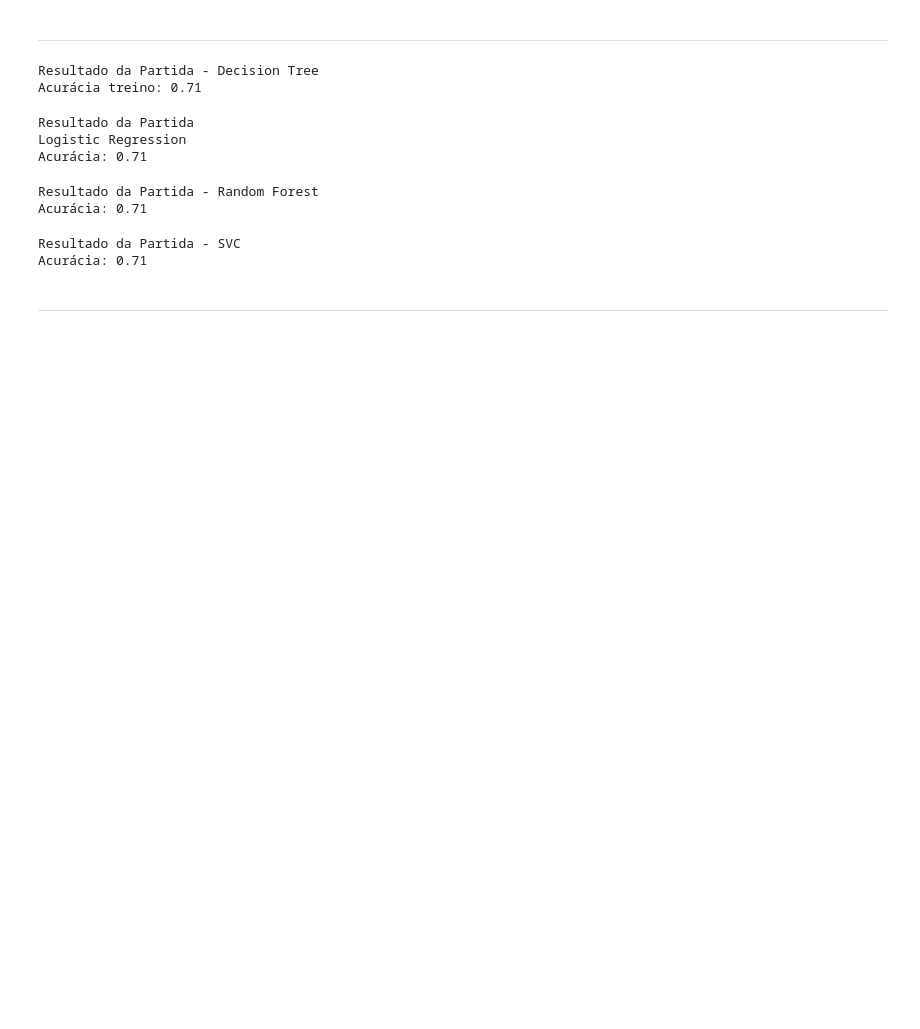
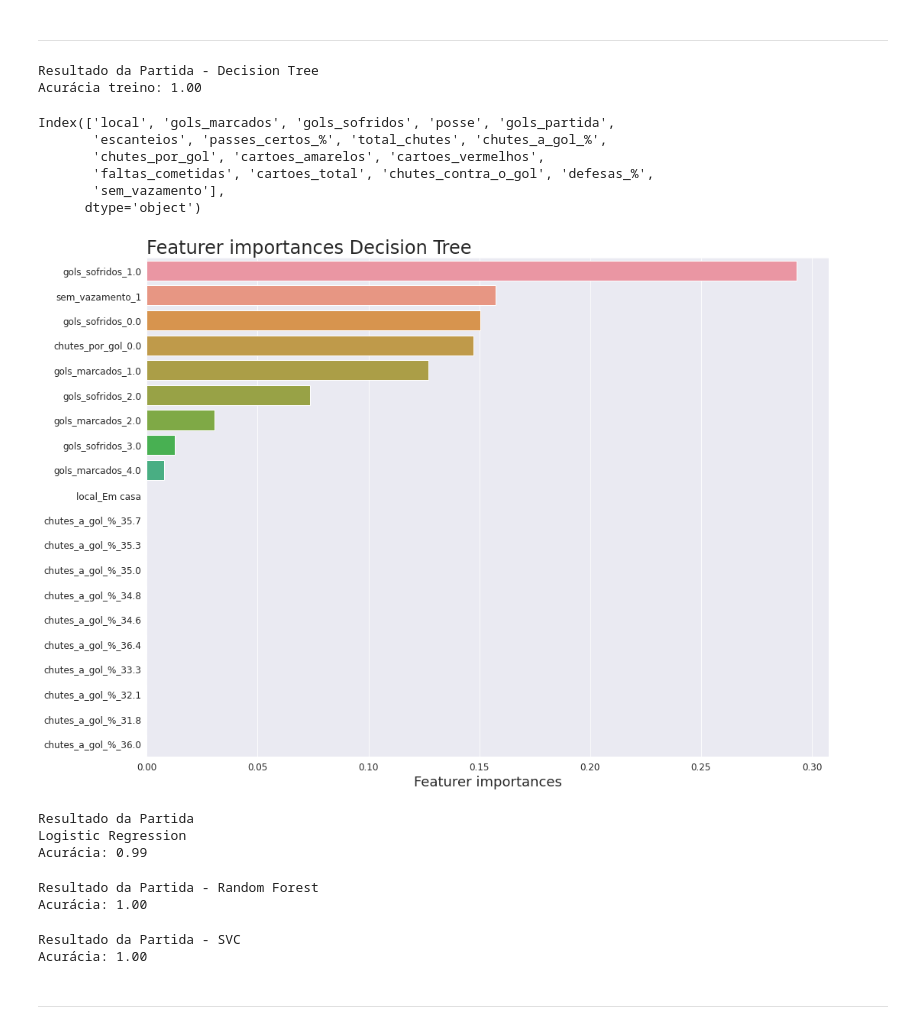
Before and after one commit to MarcosRMG/Estatisticas-de-Futebol, a Jupyter notebook: Estatisticas_do_Futebol.ipynb, the cells around one changed output. Cells and saved outputs as stored; diff of their text form; code cells hidden in the pictures; blank space fills up the shorter version.

```diff
--- a/Estatisticas_do_Futebol.ipynb
+++ b/Estatisticas_do_Futebol.ipynb
@@ -801,11 +320,9 @@ pipeline_resultado_4 = Pipeline([('ohe', OneHotEncoder(handle_unknown='ignore'))
 
 ---
 # %%
-# Inter
-jogos_inter = liga_italiana.query('clube == "Inter"')
-x = jogos_inter.drop(['clube', 'data', 'rodada', 'oponente', 'resultado'],
+x = todas_ligas.drop(['clube', 'data', 'rodada', 'oponente', 'resultado'],
                        axis=1)
-y = jogos_inter['resultado']
+y = todas_ligas['resultado']
 seed = np.random.seed(239)
 x_treino, x_teste, y_treino, y_teste = train_test_split(x, y, random_state=seed)
 pipeline_resultado.fit(x_treino, y_treino)
@@ -814,4 +331,4 @@ print('Resultado da Partida - Decision Tree')
 print(f'Acurácia treino: {pipeline_resultado.score(x_teste, y_teste):.2f}')
 # %% [output]
 Resultado da Partida - Decision Tree
-Acurácia treino: 0.71
+Acurácia treino: 1.00
@@ -817,0 +338,19 @@ Acurácia treino: 0.71
+# %%
+x.columns
+# %% [output]
+Index(['local', 'gols_marcados', 'gols_sofridos', 'posse', 'gols_partida',
+       'escanteios', 'passes_certos_%', 'total_chutes', 'chutes_a_gol_%',
+       'chutes_por_gol', 'cartoes_amarelos', 'cartoes_vermelhos',
+       'faltas_cometidas', 'cartoes_total', 'chutes_contra_o_gol', 'defesas_%',
+       'sem_vazamento'],
+      dtype='object')
+# %%
+_ = pd.DataFrame({'feature_importance': pipeline_resultado['modelo'].feature_importances_,
+                  'variavel': pipeline_resultado['ohe'].get_feature_names(x_treino.columns)}).sort_values('feature_importance',
+                                                                                          ascending=False)
+plt.figure(figsize=(16, 12))
+sns.barplot(data=_[:20], y='variavel', x='feature_importance', orient='h')
+personaliza_grafico('Featurer importances Decision Tree',
+                    'Featurer importances', '')
+# %% [output]
+[figure, added]
@@ -818,9 +361,7 @@ Acurácia treino: 0.71
 # %%
-# Inter
-jogos_inter = liga_italiana.query('clube == "Inter"')
-x = jogos_inter.drop(['clube', 'data', 'rodada', 'oponente', 'resultado'],
+x = todas_ligas.drop(['clube', 'data', 'rodada', 'oponente', 'resultado'],
                        axis=1)
-y = jogos_inter['resultado']
+y = todas_ligas['resultado']
 seed = np.random.seed(239)
 x_treino, x_teste, y_treino, y_teste = train_test_split(x, y, random_state=seed)
 pipeline_resultado_2.fit(x_treino, y_treino)
@@ -831,13 +372,11 @@ print(f'Acurácia: {pipeline_resultado_2.score(x_teste, y_teste):.2f}')
 # %% [output]
 Resultado da Partida
 Logistic Regression
-Acurácia: 0.71
+Acurácia: 0.99
 # %%
-# Inter
-jogos_inter = liga_italiana.query('clube == "Inter"')
-x = jogos_inter.drop(['clube', 'data', 'rodada', 'oponente', 'resultado'],
+x = todas_ligas.drop(['clube', 'data', 'rodada', 'oponente', 'resultado'],
                        axis=1)
-y = jogos_inter['resultado']
+y = todas_ligas['resultado']
 seed = np.random.seed(239)
 x_treino, x_teste, y_treino, y_teste = train_test_split(x, y, random_state=seed)
 pipeline_resultado_3.fit(x_treino, y_treino)
@@ -846,13 +385,11 @@ print('Resultado da Partida - Random Forest')
 print(f'Acurácia: {pipeline_resultado_3.score(x_teste, y_teste):.2f}')
 # %% [output]
 Resultado da Partida - Random Forest
-Acurácia: 0.71
+Acurácia: 1.00
 # %%
-# Inter
-jogos_inter = liga_italiana.query('clube == "Inter"')
-x = jogos_inter.drop(['clube', 'data', 'rodada', 'oponente', 'resultado'],
+x = todas_ligas.drop(['clube', 'data', 'rodada', 'oponente', 'resultado'],
                        axis=1)
-y = jogos_inter['resultado']
+y = todas_ligas['resultado']
 seed = np.random.seed(239)
 x_treino, x_teste, y_treino, y_teste = train_test_split(x, y, random_state=seed)
 pipeline_resultado_4.fit(x_treino, y_treino)
@@ -861,7 +398,7 @@ print('Resultado da Partida - SVC')
 print(f'Acurácia: {pipeline_resultado_4.score(x_teste, y_teste):.2f}')
 # %% [output]
 Resultado da Partida - SVC
-Acurácia: 0.71
+Acurácia: 1.00
 # %% [markdown]
 
 
```
Also changed, not shown: parts of 132 cells of this notebook.
